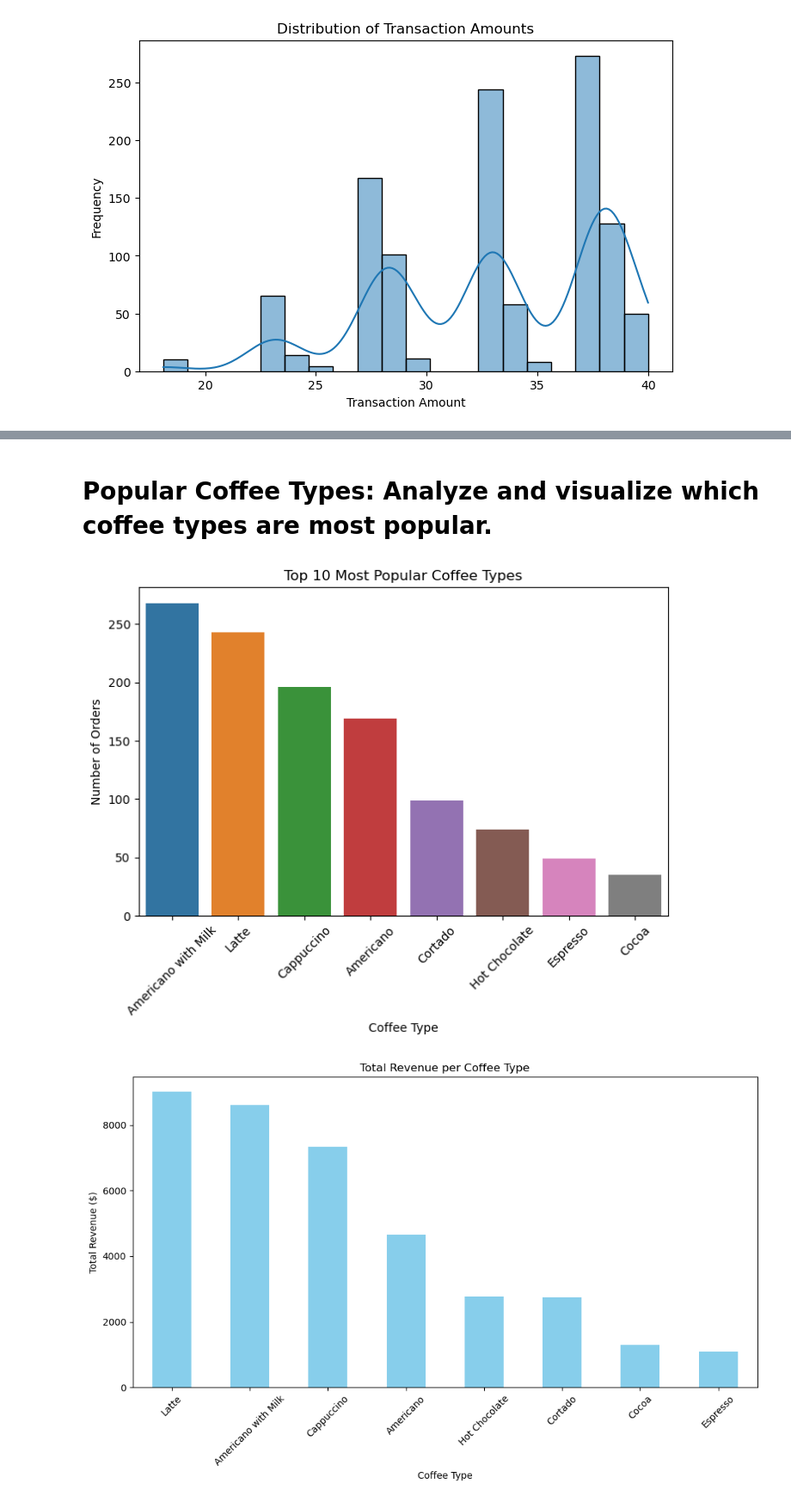
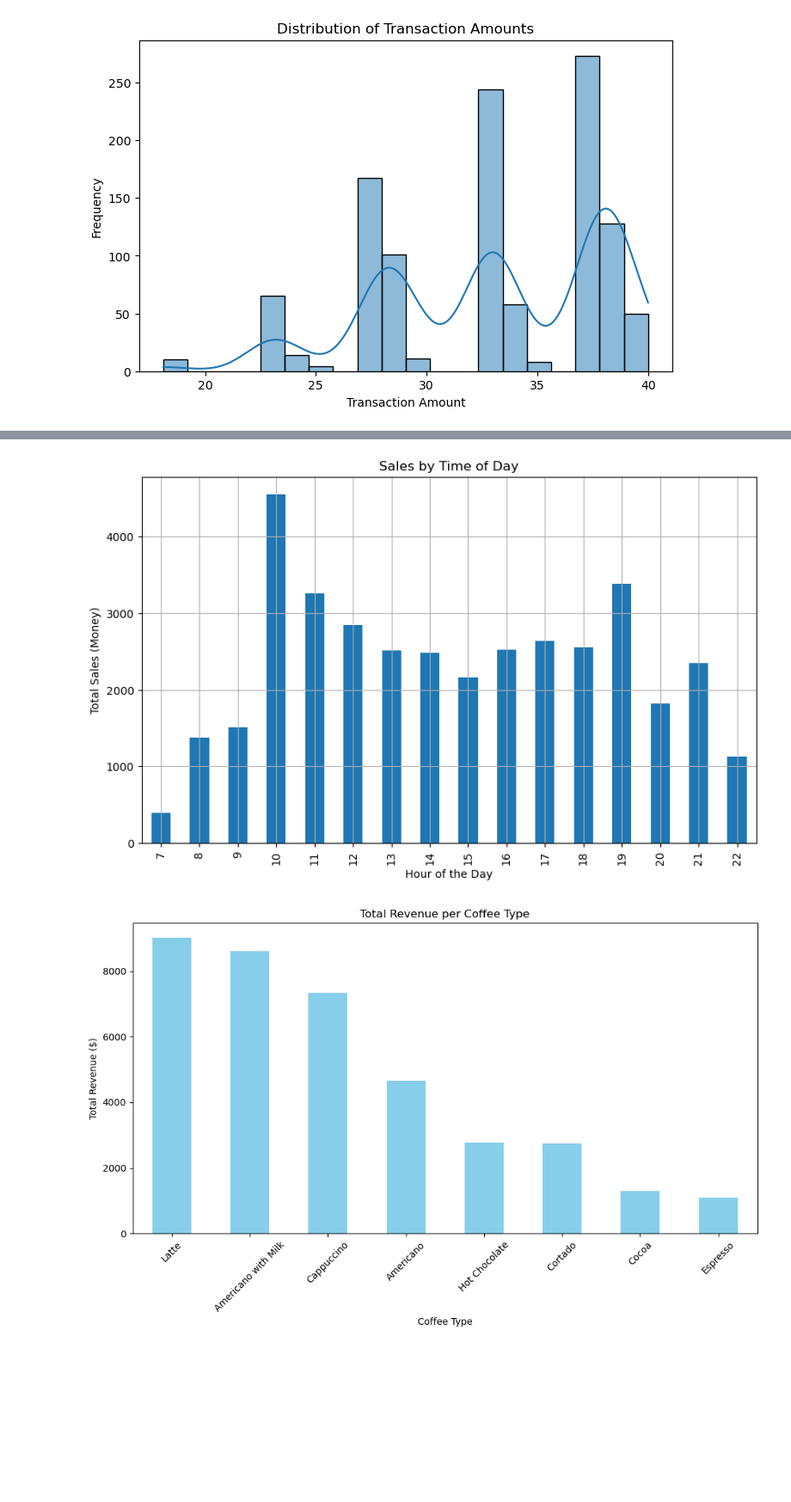
Before and after one commit to Hardik2143/Data-Analytics-, a Jupyter notebook: Coffee Sales.ipynb, the cells around one changed output, grey strips where cells are left out. Shown at 86% size. Cells and saved outputs as stored; diff of their text form; code cells hidden in the pictures; blank space fills up the shorter version.

```diff
--- a/Coffee Sales.ipynb
+++ b/Coffee Sales.ipynb
@@ -113,9 +107,0 @@ None
-# %%
-# Extract date and time information for further analysis
-data['date'] = pd.to_datetime(data['date'], errors='coerce')  # Convert 'date' column to datetime
-
-# Group by date to get total sales per day
-daily_sales = data.groupby('date')['money'].sum().reset_index()
-
-# Display the daily sales
-print(daily_sales.head())
@@ -180,19 +182,22 @@ plt.show()
-# %% [markdown]
-# Popular Coffee Types: Analyze and visualize which coffee types are most popular.
 # %%
-# Coffee type analysis
-coffee_counts = data['coffee_name'].value_counts()
+# Time-based preferences (morning, afternoon, evening sales)
 
-# Plot top 10 popular coffee types
-plt.figure(figsize=(8, 5))
-sns.barplot(x=coffee_counts.index[:10], y=coffee_counts.values[:10])
-plt.title('Top 10 Most Popular Coffee Types')
-plt.xlabel('Coffee Type')
-plt.ylabel('Number of Orders')
-plt.xticks(rotation=45)
+# Extracting the hour from the 'datetime' column
+data['hour'] = data['datetime'].dt.hour
+
+# Grouping by hour to find sales by time of day
+hourly_sales = data.groupby('hour')['money'].sum()
+
+# Plotting sales by time of day
+plt.figure(figsize=(10, 6))
+hourly_sales.plot(kind='bar')
+plt.title('Sales by Time of Day')
+plt.xlabel('Hour of the Day')
+plt.ylabel('Total Sales (Money)')
+plt.grid(True)
 plt.show()
 # %% [output]
-[figure, old version]
+[figure, new version]
 # %%
 # Calculate total revenue per coffee type
 revenue_per_coffee = data.groupby('coffee_name')['money'].sum().sort_values(ascending=False)
```
Also changed, not shown: parts of 15 cells of this notebook.
